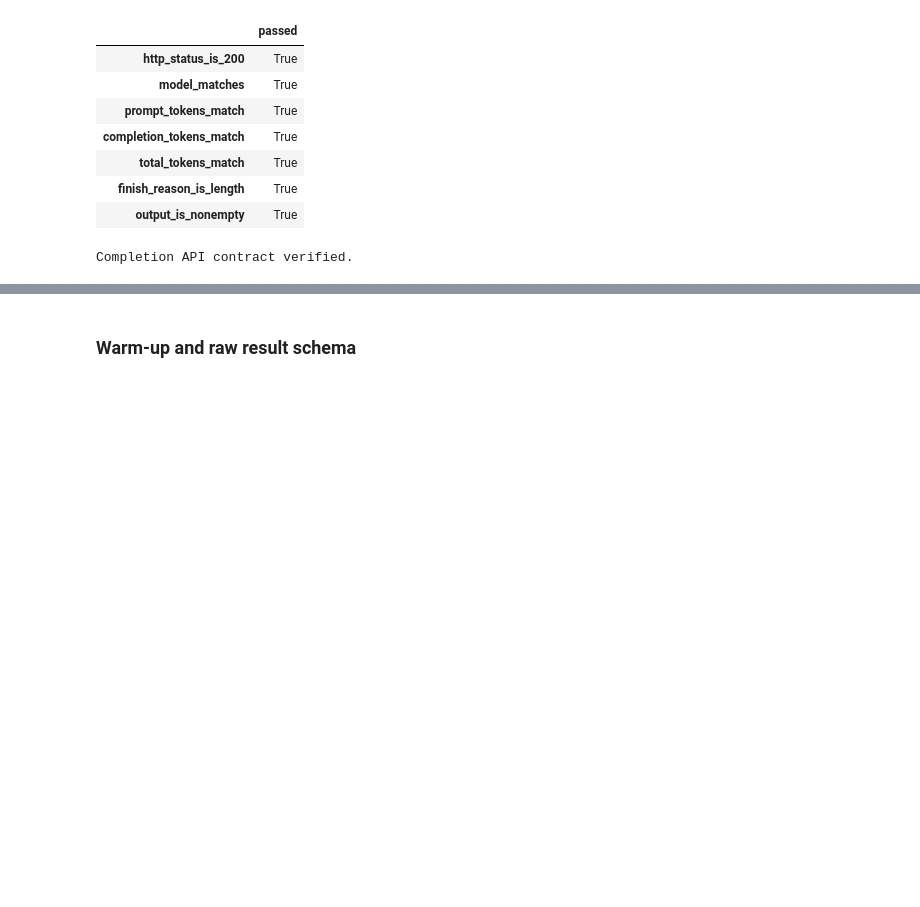
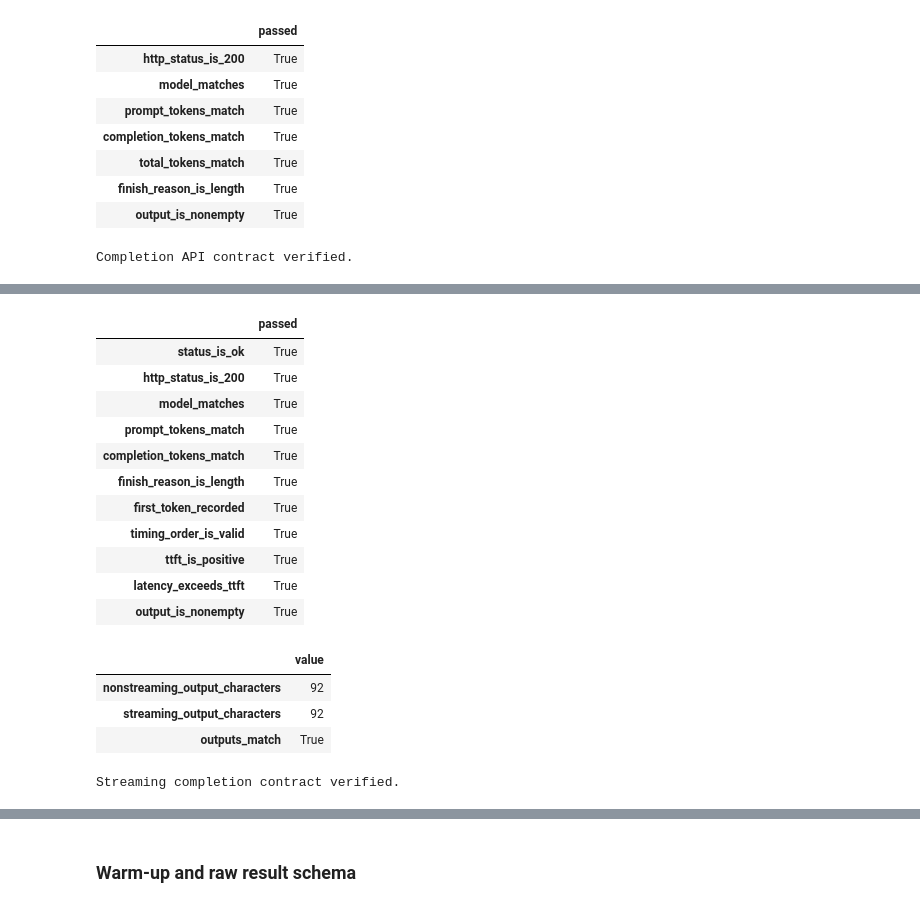
Before and after one commit to coert/dgx-spark-lab, a Jupyter notebook: experiments/01-distributed-inference/01-single-node-inference.ipynb, the cells around one changed output, grey strips where cells are left out. Saved outputs shown, nothing was run; the diff lists cells and outputs as text; code cells hidden in the pictures; blank space fills up the shorter version.

Commit message:
Add streaming completion contract probe

```diff
--- a/experiments/01-distributed-inference/01-single-node-inference.ipynb
+++ b/experiments/01-distributed-inference/01-single-node-inference.ipynb
@@ -1317,0 +1499,12 @@ Completion API contract verified.
+# %%
+streaming_probe = send_streaming_completion_request(
+    endpoint=ENDPOINT,
+    model=MODEL,
+    prompt_id=PROBE_PROMPT_ID,
+    prompt=PROMPTS[PROBE_PROMPT_ID],
+    requested_output_tokens=PROBE_OUTPUT_TOKENS,
+    timeout_s=REQUEST_TIMEOUT_S,
+    sampling=SAMPLING,
+)
+
+pd.Series(streaming_probe, name="value")
@@ -1318,3 +1532,70 @@ Completion API contract verified.
+# %%
+streaming_probe_invariants = pd.Series(
+    {
+        "status_is_ok": (streaming_probe["status"] == "ok"),
+        "http_status_is_200": (streaming_probe["status_code"] == 200),
+        "model_matches": (streaming_probe["response_model"] == MODEL),
+        "prompt_tokens_match": (
+            streaming_probe["prompt_tokens"] == expected_probe_prompt_tokens
+        ),
+        "completion_tokens_match": (
+            streaming_probe["returned_output_tokens"] == PROBE_OUTPUT_TOKENS
+        ),
+        "finish_reason_is_length": (streaming_probe["finish_reason"] == "length"),
+        "first_token_recorded": (
+            streaming_probe["first_token_monotonic_s"] is not None
+        ),
+        "timing_order_is_valid": (
+            streaming_probe["started_monotonic_s"]
+            <= streaming_probe["first_token_monotonic_s"]
+            <= streaming_probe["completed_monotonic_s"]
+        ),
+        "ttft_is_positive": (streaming_probe["ttft_s"] > 0),
+        "latency_exceeds_ttft": (
+            streaming_probe["latency_s"] >= streaming_probe["ttft_s"]
+        ),
+        "output_is_nonempty": bool(streaming_probe["output_text"]),
+    },
+    name="passed",
+)
+
+display(streaming_probe_invariants.to_frame())
+
+if not bool(streaming_probe_invariants.all()):
+    raise AssertionError("The streaming completion probe failed one or more invariants")
+
+transport_comparison = pd.Series(
+    {
+        "nonstreaming_output_characters": len(completion_probe["output_text"]),
+        "streaming_output_characters": len(streaming_probe["output_text"]),
+        "outputs_match": (
+            streaming_probe["output_text"] == completion_probe["output_text"]
+        ),
+    },
+    name="value",
+)
+
+display(transport_comparison.to_frame())
+
+print("Streaming completion contract verified.")
+# %% [output]
+|  | passed |
+| status_is_ok | True |
+| http_status_is_200 | True |
+| model_matches | True |
+| prompt_tokens_match | True |
+| completion_tokens_match | True |
+| finish_reason_is_length | True |
+| first_token_recorded | True |
+| timing_order_is_valid | True |
+| ttft_is_positive | True |
+| latency_exceeds_ttft | True |
+| output_is_nonempty | True |
+|  | value |
+| nonstreaming_output_characters | 92 |
+| streaming_output_characters | 92 |
+| outputs_match | True |
+Streaming completion contract verified.
 # %%
 def stop_notebook_server(
     *,
```
Also changed, not shown: parts of 4 cells of this notebook.
